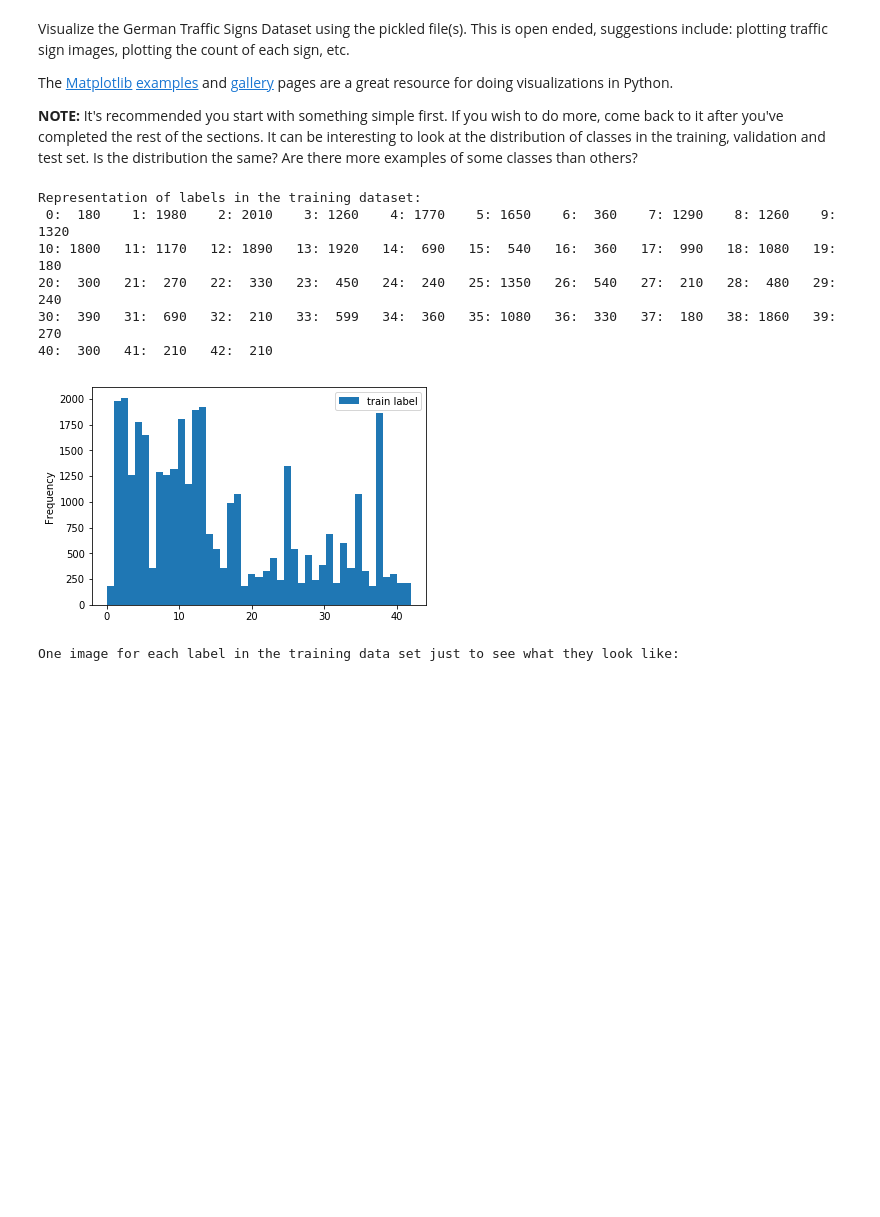
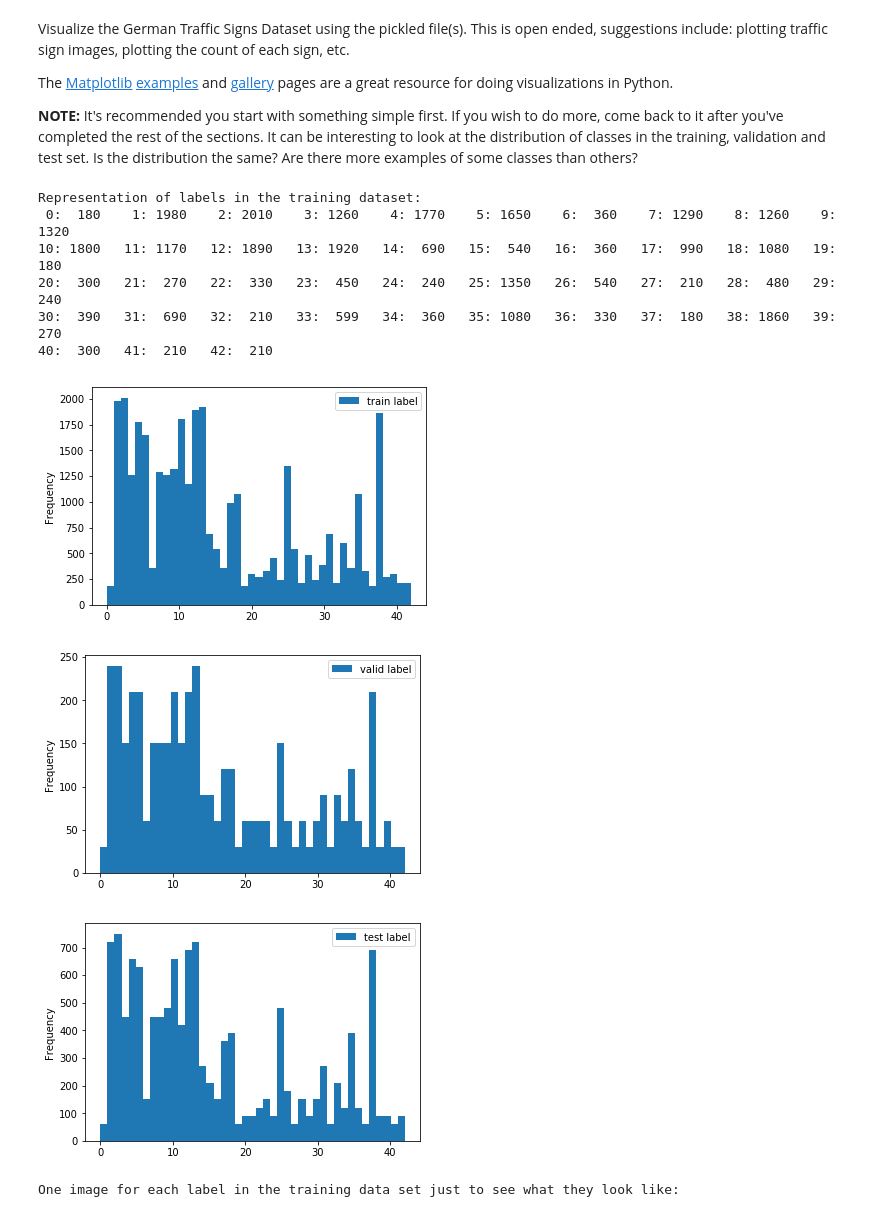
Before and after one commit to pkovarynng/CarND-Traffic-Sign-Classifier-Project, a Jupyter notebook: Traffic_Sign_Classifier.ipynb, the cells around one changed output. Saved outputs shown, nothing was run; the diff lists cells and outputs as text; code cells hidden in the pictures; blank space fills up the shorter version.

```diff
--- a/Traffic_Sign_Classifier.ipynb
+++ b/Traffic_Sign_Classifier.ipynb
@@ -106,33 +106,37 @@ import matplotlib.pyplot as plt
 import random
 
 def plot_histogram(y_data, labelstr):
     label_data  = ({labelstr : list(y_data)})
     df = pd.DataFrame(data=label_data)
     df.plot.hist(bins = n_classes)
 
 label_counts = []
 
 def print_labels(ys):
     for i in range(n_classes):
         label_count = np.count_nonzero(ys == i)
         if i % 10 == 9:
             end = '\n'
         else:
             end = '   '
         print('{:>2}: {:>4}'.format(i, label_count), end=end)
         label_counts.append(label_count)
 
 print('Representation of labels in the training dataset:')
 print_labels(y_train)
 plot_histogram(y_train, 'train label')
+plot_histogram(y_valid, 'valid label')
+plot_histogram(y_test, 'test label')
 # %% [output]
 Representation of labels in the training dataset:
  0:  180    1: 1980    2: 2010    3: 1260    4: 1770    5: 1650    6:  360    7: 1290    8: 1260    9: 1320
 10: 1800   11: 1170   12: 1890   13: 1920   14:  690   15:  540   16:  360   17:  990   18: 1080   19:  180
 20:  300   21:  270   22:  330   23:  450   24:  240   25: 1350   26:  540   27:  210   28:  480   29:  240
 30:  390   31:  690   32:  210   33:  599   34:  360   35: 1080   36:  330   37:  180   38: 1860   39:  270
 40:  300   41:  210   42:  210
 [figure]
+[figure, added]
+[figure, added]
 # %%
 print('One image for each label in the training data set just to see what they look like:')
 images = []
```
Also changed, not shown: parts of 9 cells of this notebook, 1 other file.
